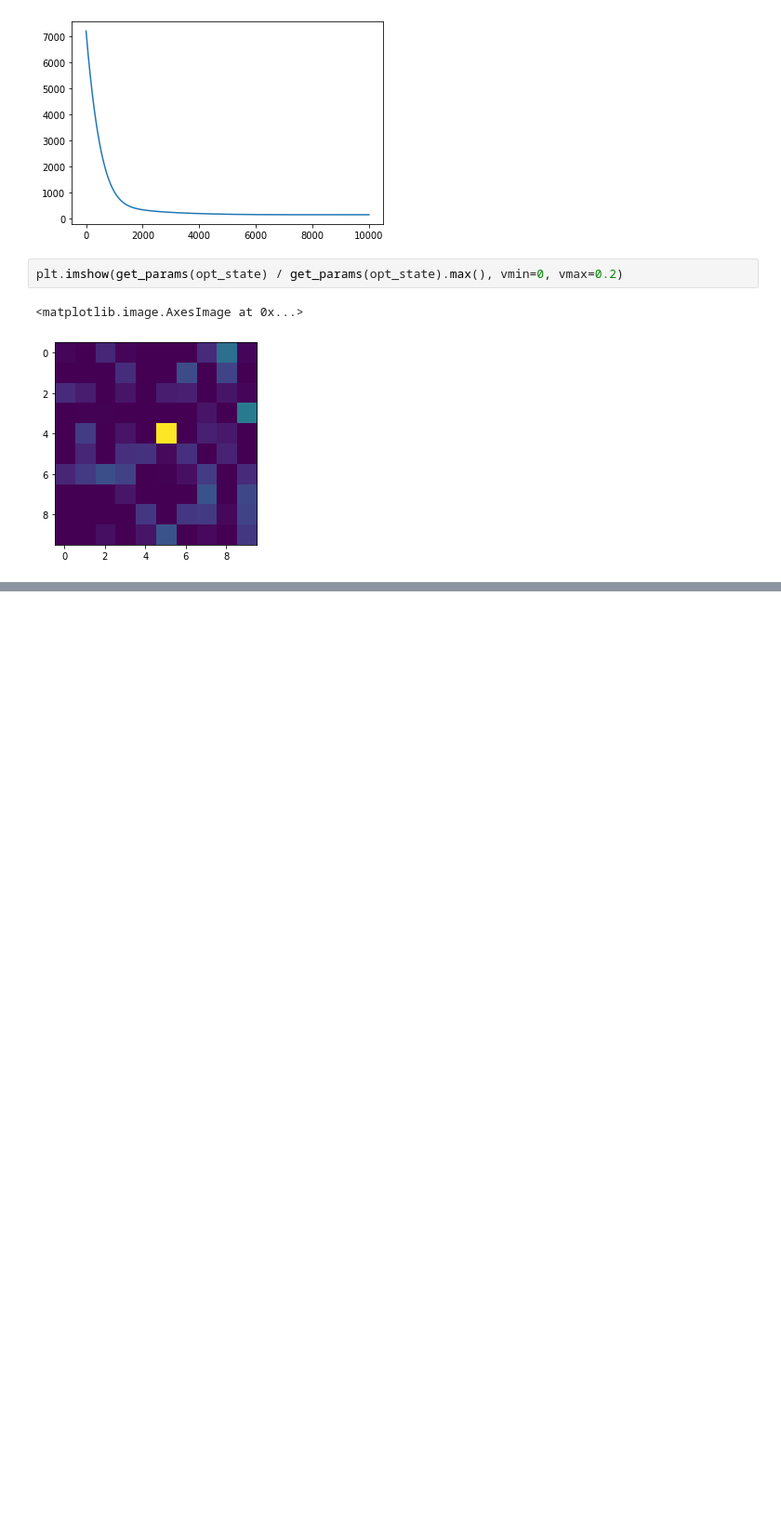
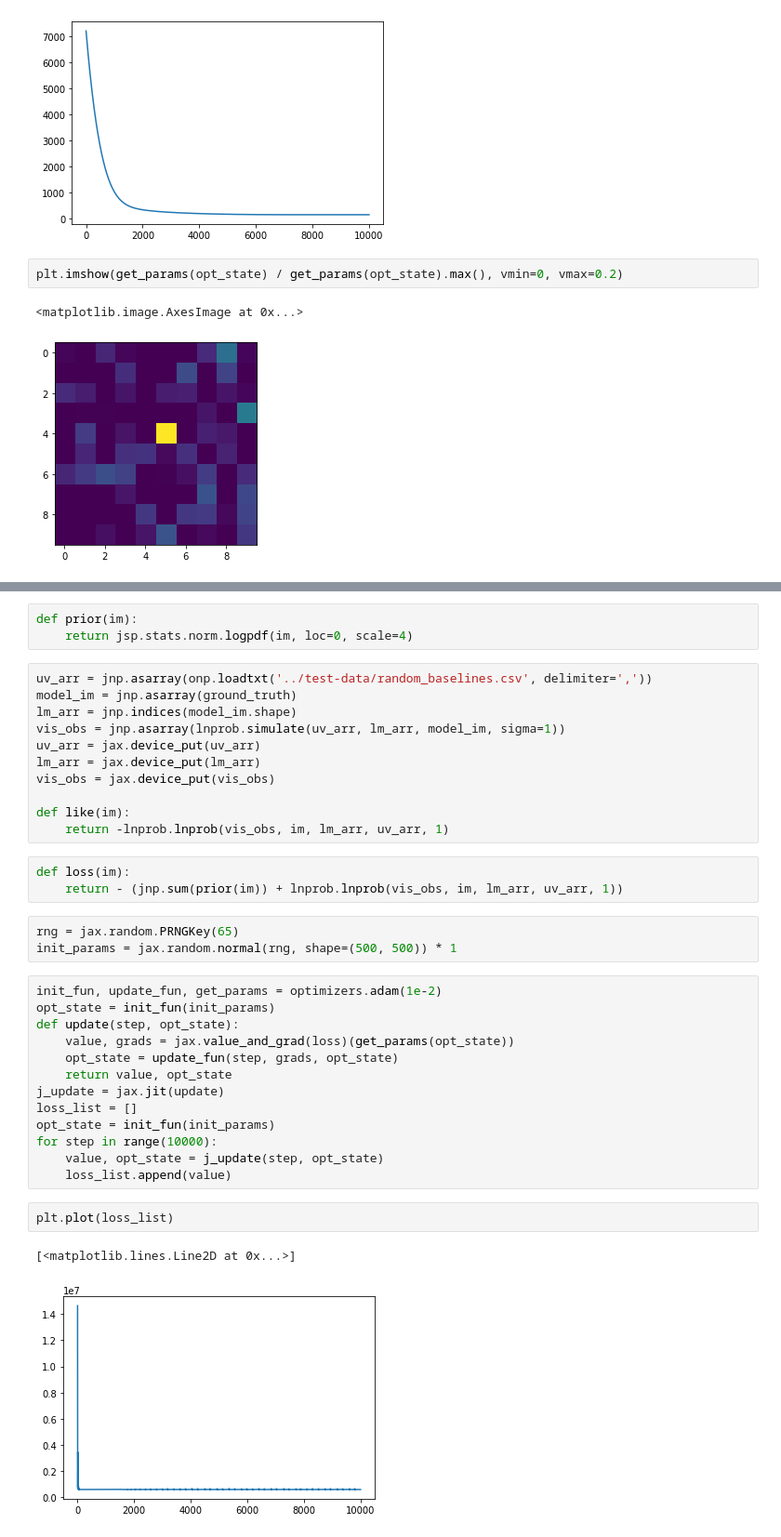
Before and after one commit to yupinghuang/jax-ri, a Jupyter notebook: notebooks/small_point_source_recovery.ipynb, the cells around one changed output, grey strips where cells are left out. Shown: that part at 93% size. Drawn from its saved outputs; the diff is of its cells as text; blank space fills up the shorter version.

```diff
--- a/notebooks/small_point_source_recovery.ipynb
+++ b/notebooks/small_point_source_recovery.ipynb
@@ -219,0 +238,38 @@ plt.imshow(get_params(opt_state) / get_params(opt_state).max(), vmin=0, vmax=0.2
+# %%
+def prior(im):
+    return jsp.stats.norm.logpdf(im, loc=0, scale=4)
+# %%
+uv_arr = jnp.asarray(onp.loadtxt('../test-data/random_baselines.csv', delimiter=','))
+model_im = jnp.asarray(ground_truth)
+lm_arr = jnp.indices(model_im.shape)
+vis_obs = jnp.asarray(lnprob.simulate(uv_arr, lm_arr, model_im, sigma=1))
+uv_arr = jax.device_put(uv_arr)
+lm_arr = jax.device_put(lm_arr)
+vis_obs = jax.device_put(vis_obs)
+
+def like(im):
+    return -lnprob.lnprob(vis_obs, im, lm_arr, uv_arr, 1)
+# %%
+def loss(im):
+    return - (jnp.sum(prior(im)) + lnprob.lnprob(vis_obs, im, lm_arr, uv_arr, 1))
+# %%
+rng = jax.random.PRNGKey(65)
+init_params = jax.random.normal(rng, shape=(500, 500)) * 1
+# %%
+init_fun, update_fun, get_params = optimizers.adam(1e-2)
+opt_state = init_fun(init_params)
+def update(step, opt_state):
+    value, grads = jax.value_and_grad(loss)(get_params(opt_state))
+    opt_state = update_fun(step, grads, opt_state)
+    return value, opt_state
+j_update = jax.jit(update)
+loss_list = []
+opt_state = init_fun(init_params)
+for step in range(10000):
+    value, opt_state = j_update(step, opt_state)
+    loss_list.append(value)
+# %%
+plt.plot(loss_list)
+# %% [output]
+[<matplotlib.lines.Line2D at 0x...>]
+[figure, added]
```
Also changed, not shown: parts of 23 cells of this notebook, 2 other files.
